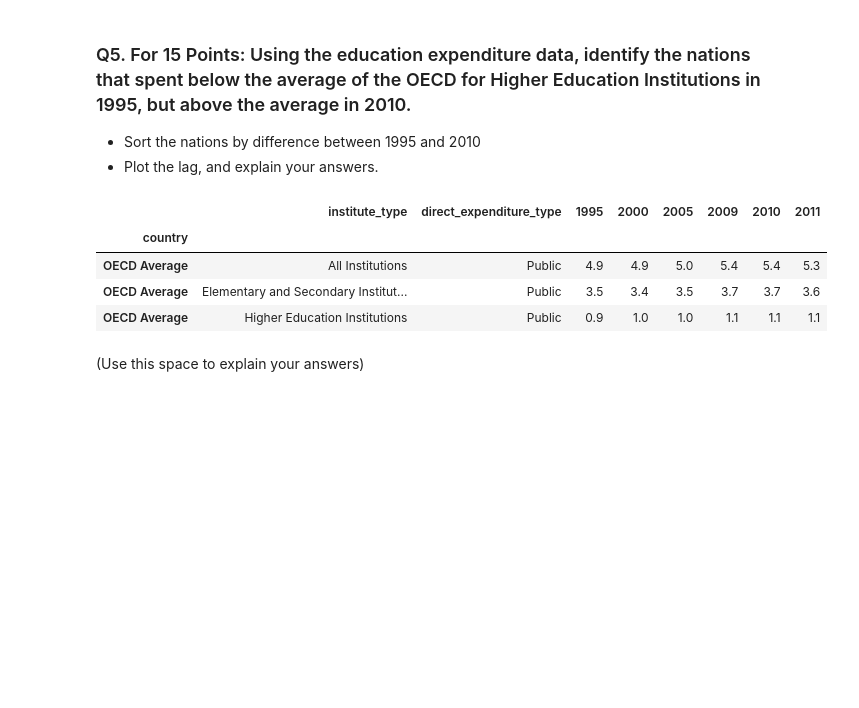
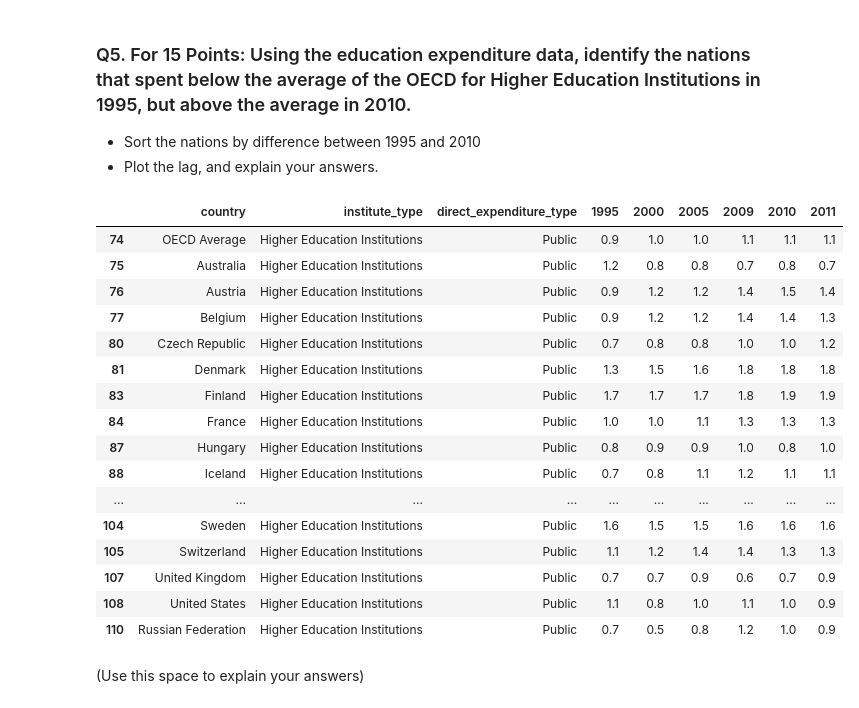
Before and after one commit to tengdann/si618, a Jupyter notebook: 618_HW3.ipynb, the cells around one changed output. Drawn from its saved outputs; the diff is of its cells as text; code cells hidden in the pictures; blank space fills up the shorter version.

```diff
--- a/618_HW3.ipynb
+++ b/618_HW3.ipynb
@@ -207,14 +207,26 @@ sns.barplot(y = cwur_2015.institution, x = cwur_2015.score, orient = 'h', ax = a
 * Sort the nations by difference between 1995 and 2010
 * Plot the lag, and explain your answers.
 # %%
-edu_exp = pd.read_csv('data/world-university-rankings/education_expenditure_supplementary_data.csv', index_col = 0).dropna()
-edu_exp.loc['OECD Average']
+edu_exp = pd.read_csv('data/world-university-rankings/education_expenditure_supplementary_data.csv').dropna()
+edu_exp[edu_exp['institute_type'] == 'Higher Education Institutions ']
 # %% [output]
-|  | institute_type | direct_expenditure_type | 1995 | 2000 | 2005 | 2009 | 2010 | 2011 |
-| country |  |  |  |  |  |  |  |  |
-| OECD Average | All Institutions | Public | 4.9 | 4.9 | 5.0 | 5.4 | 5.4 | 5.3 |
-| OECD Average | Elementary and Secondary Institut... | Public | 3.5 | 3.4 | 3.5 | 3.7 | 3.7 | 3.6 |
-| OECD Average | Higher Education Institutions | Public | 0.9 | 1.0 | 1.0 | 1.1 | 1.1 | 1.1 |
+|  | country | institute_type | direct_expenditure_type | 1995 | 2000 | 2005 | 2009 | 2010 | 2011 |
+| 74 | OECD Average | Higher Education Institutions | Public | 0.9 | 1.0 | 1.0 | 1.1 | 1.1 | 1.1 |
+| 75 | Australia | Higher Education Institutions | Public | 1.2 | 0.8 | 0.8 | 0.7 | 0.8 | 0.7 |
+| 76 | Austria | Higher Education Institutions | Public | 0.9 | 1.2 | 1.2 | 1.4 | 1.5 | 1.4 |
+| 77 | Belgium | Higher Education Institutions | Public | 0.9 | 1.2 | 1.2 | 1.4 | 1.4 | 1.3 |
+| 80 | Czech Republic | Higher Education Institutions | Public | 0.7 | 0.8 | 0.8 | 1.0 | 1.0 | 1.2 |
+| 81 | Denmark | Higher Education Institutions | Public | 1.3 | 1.5 | 1.6 | 1.8 | 1.8 | 1.8 |
+| 83 | Finland | Higher Education Institutions | Public | 1.7 | 1.7 | 1.7 | 1.8 | 1.9 | 1.9 |
+| 84 | France | Higher Education Institutions | Public | 1.0 | 1.0 | 1.1 | 1.3 | 1.3 | 1.3 |
+| 87 | Hungary | Higher Education Institutions | Public | 0.8 | 0.9 | 0.9 | 1.0 | 0.8 | 1.0 |
+| 88 | Iceland | Higher Education Institutions | Public | 0.7 | 0.8 | 1.1 | 1.2 | 1.1 | 1.1 |
+| ... | ... | ... | ... | ... | ... | ... | ... | ... | ... |
+| 104 | Sweden | Higher Education Institutions | Public | 1.6 | 1.5 | 1.5 | 1.6 | 1.6 | 1.6 |
+| 105 | Switzerland | Higher Education Institutions | Public | 1.1 | 1.2 | 1.4 | 1.4 | 1.3 | 1.3 |
+| 107 | United Kingdom | Higher Education Institutions | Public | 0.7 | 0.7 | 0.9 | 0.6 | 0.7 | 0.9 |
+| 108 | United States | Higher Education Institutions | Public | 1.1 | 0.8 | 1.0 | 1.1 | 1.0 | 0.9 |
+| 110 | Russian Federation | Higher Education Institutions | Public | 0.7 | 0.5 | 0.8 | 1.2 | 1.0 | 0.9 |
 # %% [markdown]
 (Use this space to explain your answers)
 # %% [markdown]
```
Also changed, not shown: parts of 3 cells of this notebook.
